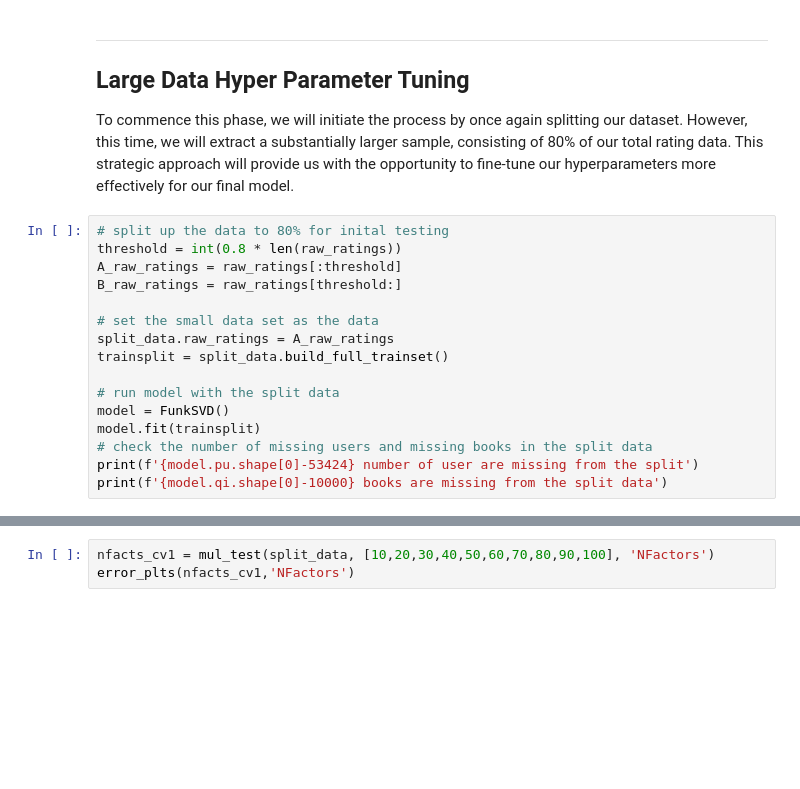
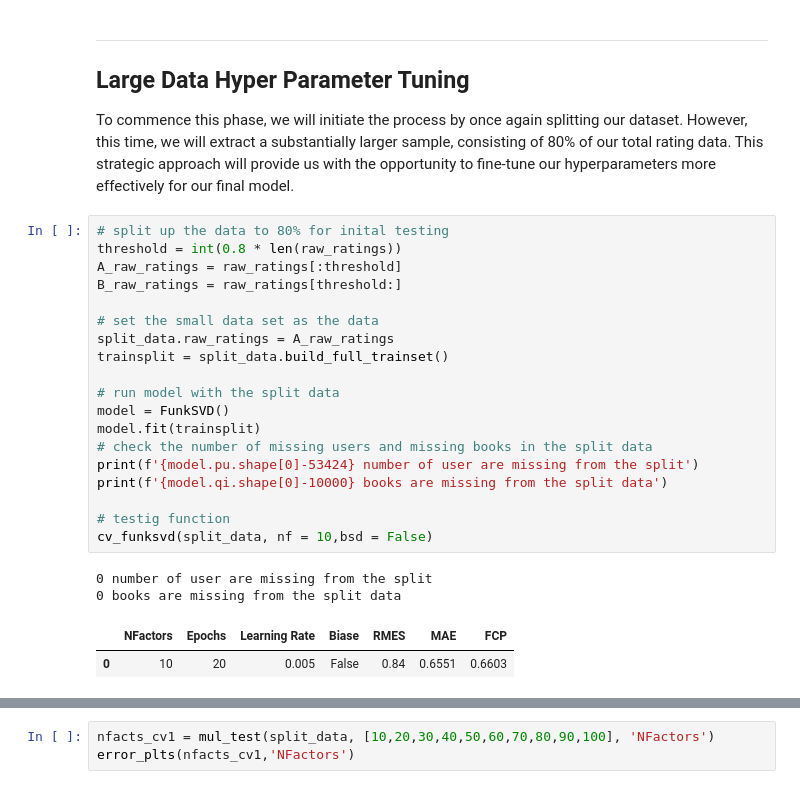
Before and after one commit to CamelSal/BookRecommender, a Jupyter notebook: SVD_Modeling.ipynb, the cells around one changed output, grey strips where cells are left out. Saved outputs shown, nothing was run; the diff lists cells and outputs as text; blank space fills up the shorter version.

```diff
--- a/SVD_Modeling.ipynb
+++ b/SVD_Modeling.ipynb
@@ -367,16 +367,24 @@ To commence this phase, we will initiate the process by once again splitting our
 # %%
 # split up the data to 80% for inital testing
 threshold = int(0.8 * len(raw_ratings))
 A_raw_ratings = raw_ratings[:threshold]
 B_raw_ratings = raw_ratings[threshold:]
 
 # set the small data set as the data
 split_data.raw_ratings = A_raw_ratings
 trainsplit = split_data.build_full_trainset()
 
 # run model with the split data
 model = FunkSVD()
 model.fit(trainsplit)
 # check the number of missing users and missing books in the split data
 print(f'{model.pu.shape[0]-53424} number of user are missing from the split')
 print(f'{model.qi.shape[0]-10000} books are missing from the split data')
+
+# testig function
+cv_funksvd(split_data, nf = 10,bsd = False)
+# %% [output]
+0 number of user are missing from the split
+0 books are missing from the split data
+|  | NFactors | Epochs | Learning Rate | Biase | RMES | MAE | FCP |
+| 0 | 10 | 20 | 0.005 | False | 0.84 | 0.6551 | 0.6603 |
```
Also changed, not shown: parts of 8 cells of this notebook.
